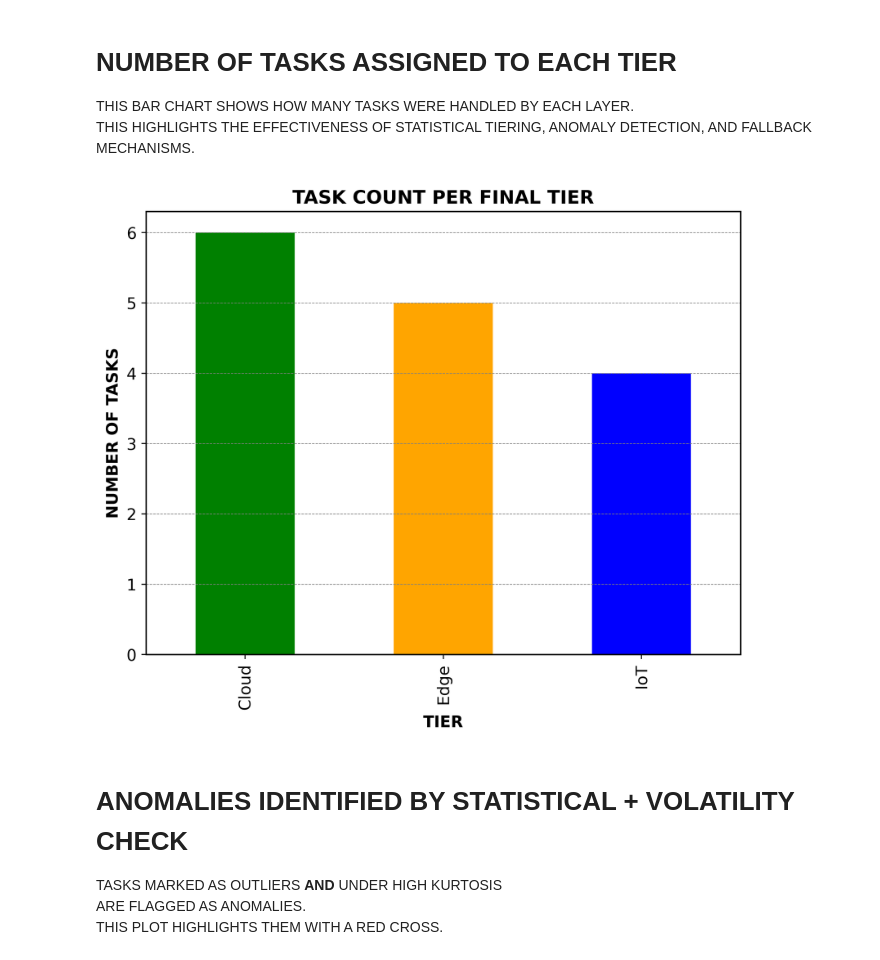
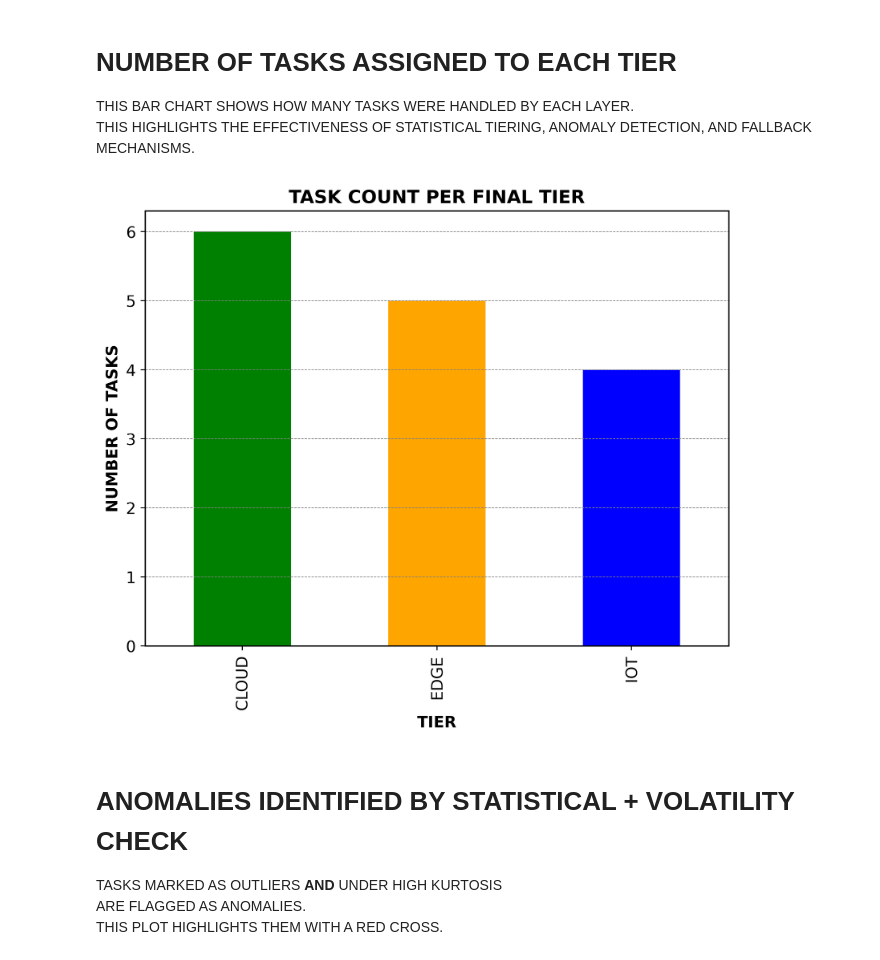
Before and after one commit to DaRkSouL36/SML-OA, a Jupyter notebook: ILLUSTRATION.ipynb, the cells around one changed output. Saved outputs shown, nothing was run; the diff lists cells and outputs as text; code cells hidden in the pictures.

```diff
--- a/ILLUSTRATION.ipynb
+++ b/ILLUSTRATION.ipynb
@@ -448,7 +448,7 @@ for idx, row in df_new_tasks.iterrows():
     end_idx = idx  # INCLUSIVE
 
     window_df = df_new_tasks.loc[start_idx:end_idx].copy()
-    window_id = end_idx + 1  # 1-BASED WINDOW ID FOR LOGGING
+    window_id = (task_id - 1) // WINDOW_SIZE + 1
 
     # -------------------------------
     # NORMALIZE S, R, T WITHIN CURRENT WINDOW
@@ -671,17 +686,18 @@ THIS HIGHLIGHTS THE EFFECTIVENESS OF STATISTICAL TIERING,
 ANOMALY DETECTION, AND FALLBACK MECHANISMS.
 # %%
 tier_counts = df_log["Final_Tier"].value_counts()
+tier_counts.index = tier_counts.index.str.upper()
 
 plt.figure(figsize=(8, 6), dpi=500)
 tier_counts.plot(kind="bar", color=["green", "orange", "blue", "red"])
 
 plt.title("TASK COUNT PER FINAL TIER", fontsize=14)
 plt.xlabel("TIER", fontsize=12)
 plt.ylabel("NUMBER OF TASKS", fontsize=12)
 plt.grid(axis="y", linestyle='--', linewidth=0.5)
 plt.show()
 # %% [output]
-[figure, old version]
+[figure, new version]
 # %% [markdown]
 # ANOMALIES IDENTIFIED BY STATISTICAL + VOLATILITY CHECK
 
```
Also changed, not shown: parts of 7 cells of this notebook.
